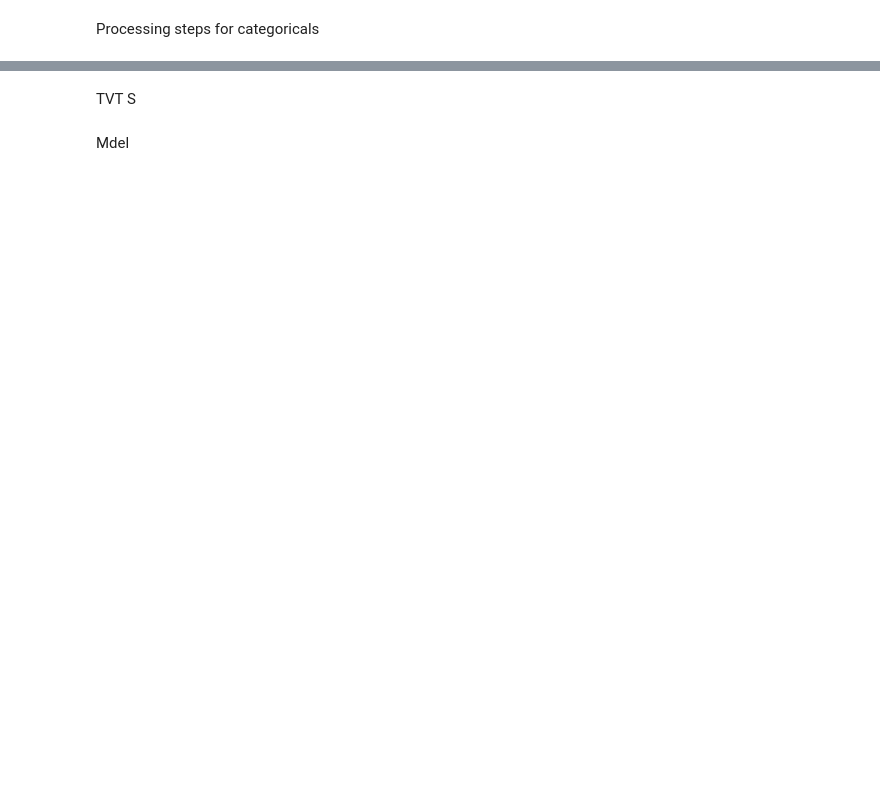
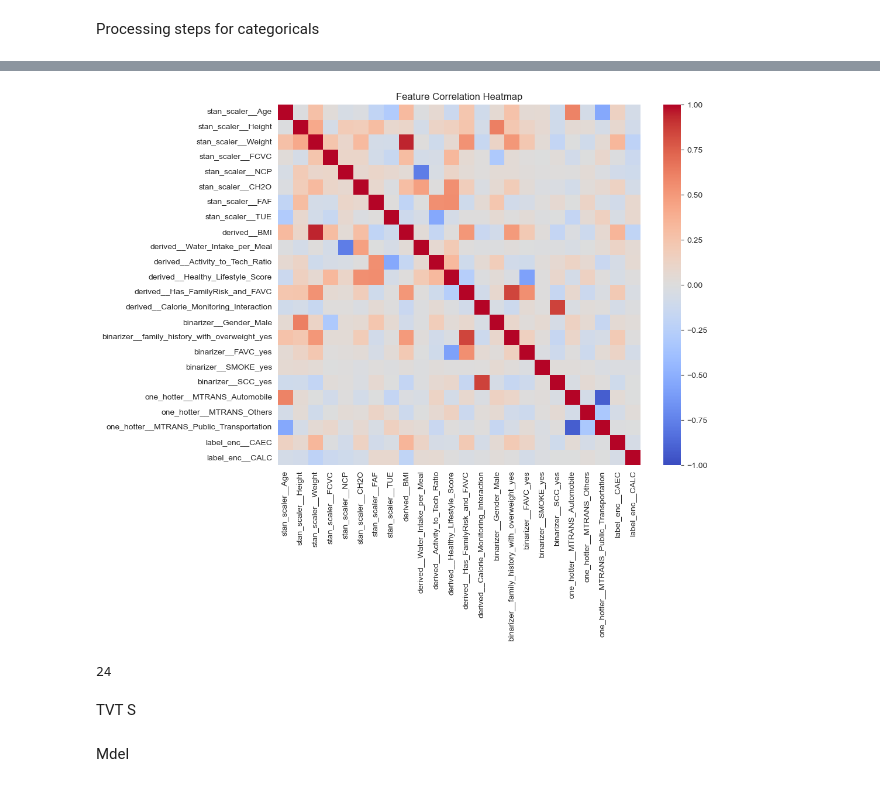
Before and after one commit to SHREYA-1103/Obesity-risk-analysis, a Jupyter notebook: ml_model_analysis.ipynb, the cells around one changed output, grey strips where cells are left out. Cells and saved outputs as stored; diff of their text form; code cells hidden in the pictures; blank space fills up the shorter version.

```diff
--- a/ml_model_analysis.ipynb
+++ b/ml_model_analysis.ipynb
@@ -145,0 +231,6 @@ ds_source_lr['Age'] = sp.stats.boxcox(ds_source['Age'])[0]
+# %%
+ds_labels = ds_source['WeightCategory']
+ds_test_ids = ds_test['id']
+ds_source.drop(columns=dropable_features, inplace=True)
+ds_source_lr.drop(columns=dropable_features, inplace=True)
+ds_test.drop(columns=['id'], inplace=True)
@@ -208,15 +348,23 @@ pop_derived_features = ('derived', skl.preprocessing.FunctionTransformer(_pop_de
 pop_everything = skl.compose.ColumnTransformer([pop_stan_scaler, pop_derived_features, pop_binarizer, pop_one_hotter])
 # %%
 pop_binarizer2 = ('binarizer', skl.preprocessing.OneHotEncoder(drop='if_binary', sparse_output=False), binary_features)
-pop_one_hotter2 = ('one_hotter', skl.preprocessing.OneHotEncoder(sparse_output=False), multi_cat_features)
-pop_everything = skl.compose.ColumnTransformer([pop_stan_scaler, pop_derived_features, pop_binarizer2, pop_one_hotter2])
-pop_everything.set_output(transform='pandas')
+pop_one_hotter2 = ('one_hotter', skl.preprocessing.OneHotEncoder(sparse_output=False), ['MTRANS'])
+pop_everything3 = skl.compose.ColumnTransformer(
+    [pop_stan_scaler, pop_derived_features, pop_binarizer2, pop_one_hotter2, pop_label_enc])
+pop_everything3.set_output(transform='pandas')
 
-corr = pop_everything.fit_transform(ds_source).corr(numeric_only=True)
+ds_source_transf = pop_everything3.fit_transform(ds_source)
+corr = ds_source_transf.corr(numeric_only=True)
 plt.figure(figsize=(10, 8))
 sns.heatmap(corr, cmap='coolwarm', center=0, annot=False, vmin=-1, vmax=1)
 plt.title("Feature Correlation Heatmap")
 plt.show()
+# %% [output]
+[figure, added]
+# %%
+ds_source_transf.columns.size
+# %% [output]
+24
 # %% [markdown]
 TVT S
 # %% [markdown]
```
Also changed, not shown: parts of 57 cells of this notebook, 1 other file.
